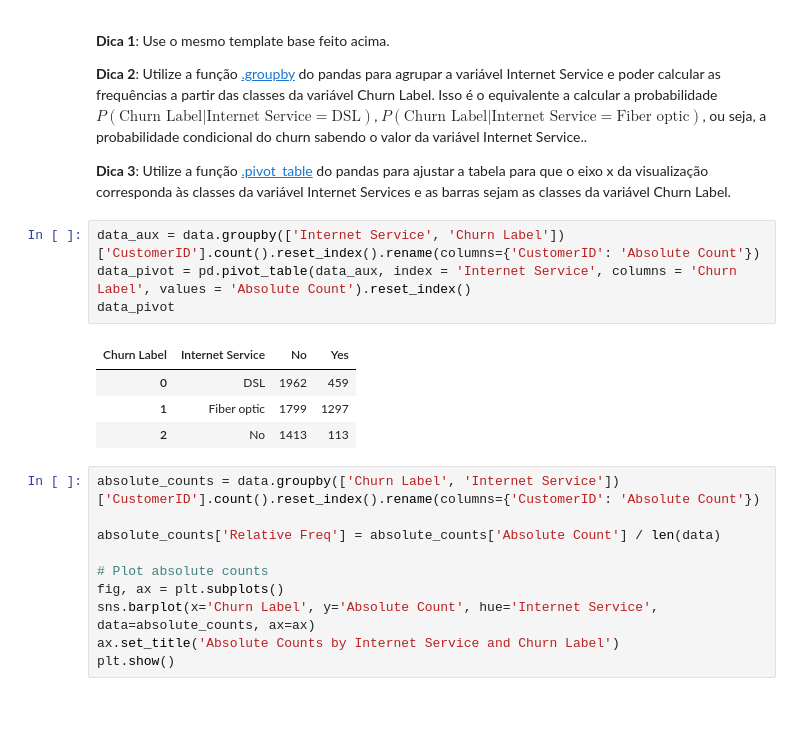
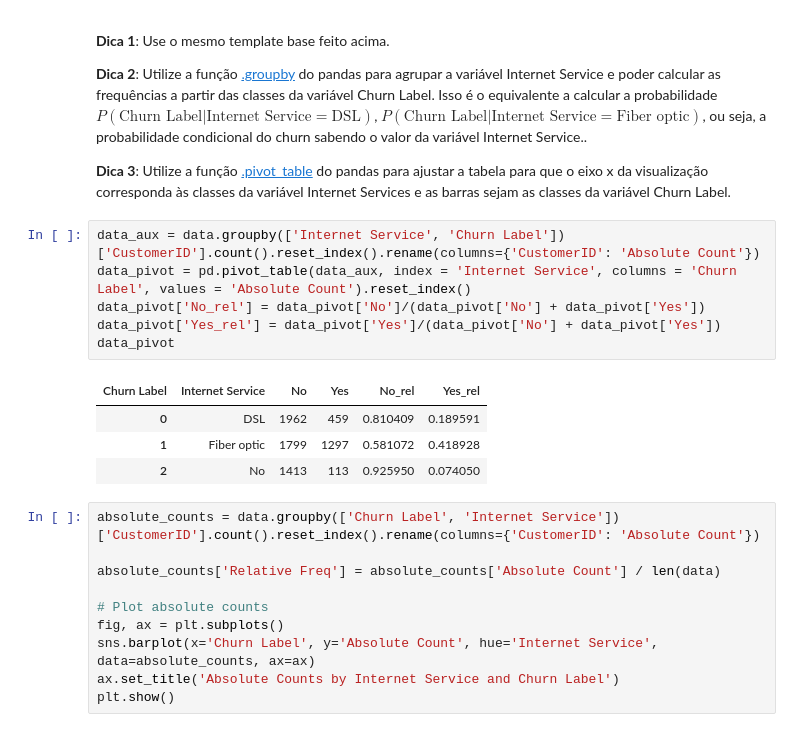
Before and after one commit to yannacavalcanti/bootcampPortfolioOutubro2023, a Jupyter notebook: 3. Detecção dos drivers de churn para retenção de clientes_joao.ipynb, the cells around one changed output. Cells and saved outputs as stored; diff of their text form.

```diff
--- a/3. Detecção dos drivers de churn para retenção de clientes_joao.ipynb
+++ b/3. Detecção dos drivers de churn para retenção de clientes_joao.ipynb
@@ -847,12 +847,14 @@ plt.show()
 # %%
 data_aux = data.groupby(['Internet Service', 'Churn Label'])['CustomerID'].count().reset_index().rename(columns={'CustomerID': 'Absolute Count'})
 data_pivot = pd.pivot_table(data_aux, index = 'Internet Service', columns = 'Churn Label', values = 'Absolute Count').reset_index()
+data_pivot['No_rel'] = data_pivot['No']/(data_pivot['No'] + data_pivot['Yes'])
+data_pivot['Yes_rel'] = data_pivot['Yes']/(data_pivot['No'] + data_pivot['Yes'])
 data_pivot
 # %% [output]
-| Churn Label | Internet Service | No | Yes |
-| 0 | DSL | 1962 | 459 |
-| 1 | Fiber optic | 1799 | 1297 |
-| 2 | No | 1413 | 113 |
+| Churn Label | Internet Service | No | Yes | No_rel | Yes_rel |
+| 0 | DSL | 1962 | 459 | 0.810409 | 0.189591 |
+| 1 | Fiber optic | 1799 | 1297 | 0.581072 | 0.418928 |
+| 2 | No | 1413 | 113 | 0.925950 | 0.074050 |
 # %%
 absolute_counts = data.groupby(['Churn Label', 'Internet Service'])['CustomerID'].count().reset_index().rename(columns={'CustomerID': 'Absolute Count'})
 
```
Also changed, not shown: parts of 87 cells of this notebook.
